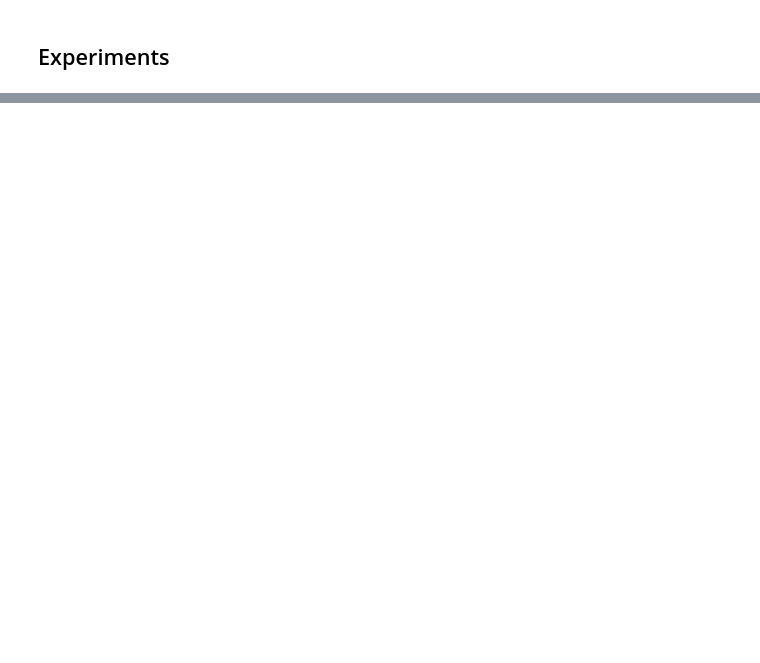
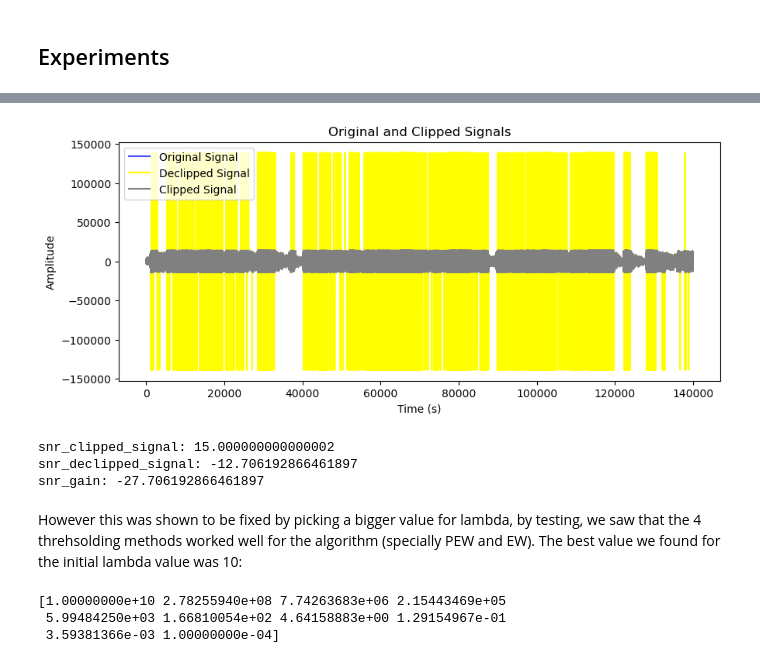
Before and after one commit to jacobo-r/Signal_Processing, a Jupyter notebook: PROJECT.ipynb, the cells around one changed output, grey strips where cells are left out. Saved outputs shown, nothing was run; the diff lists cells and outputs as text; code cells hidden in the pictures; blank space fills up the shorter version.

```diff
--- a/PROJECT.ipynb
+++ b/PROJECT.ipynb
@@ -266,0 +397,10 @@ ValueError: operands could not be broadcast together with shapes (2,) (1025,548)
+# %%
+p = evaluate(audio_data, clipped_data, audio_declipped_pew ,clipping_masks )
+print(p)
+# %% [output]
+[figure, added]
+snr_clipped_signal: 15.000000000000002
+snr_declipped_signal: -12.706192866461897
+snr_gain: -27.706192866461897
+# %% [markdown]
+However this was shown to be fixed by picking a bigger value for lambda, by testing, we saw that the 4 threhsolding methods worked well for the algorithm (specially PEW and EW). The best value we found for the initial lambda value was 10:
@@ -266,0 +409,6 @@ ValueError: operands could not be broadcast together with shapes (2,) (1025,548)
+# %%
+print (lambdas)
+# %% [output]
+[1.00000000e+10 2.78255940e+08 7.74263683e+06 2.15443469e+05
+ 5.99484250e+03 1.66810054e+02 4.64158883e+00 1.29154967e-01
+ 3.59381366e-03 1.00000000e-04]
```
Also changed, not shown: parts of 40 cells of this notebook.
